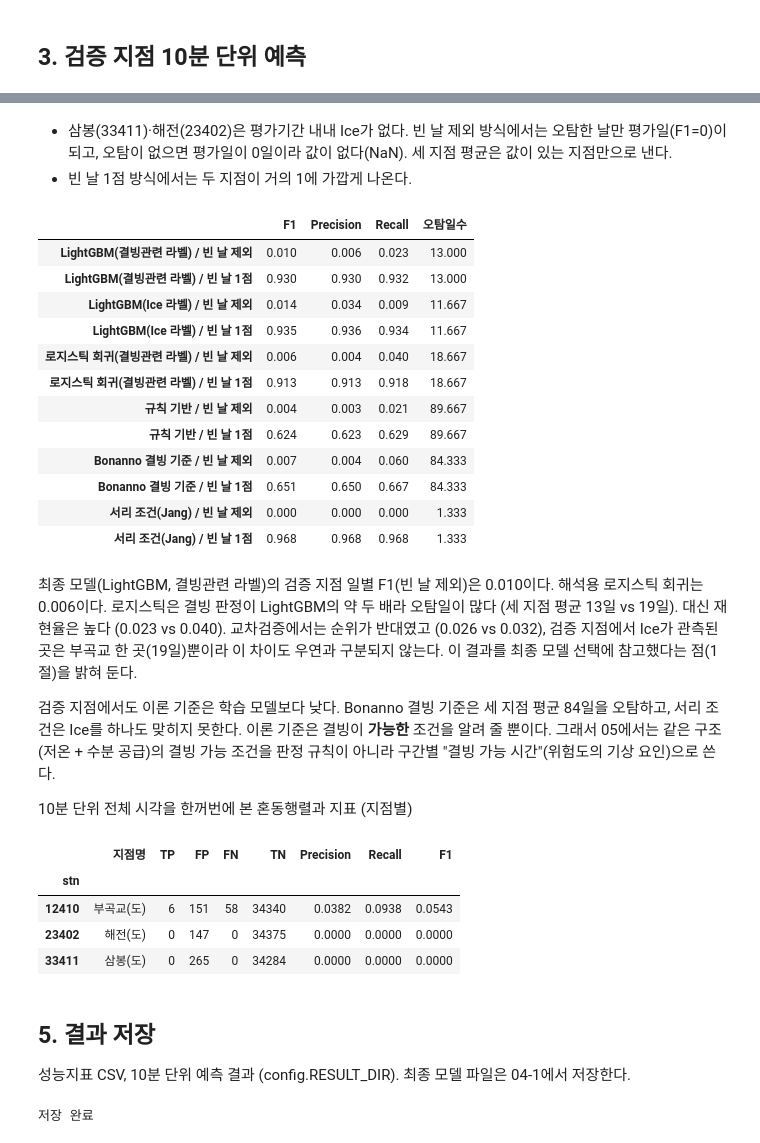
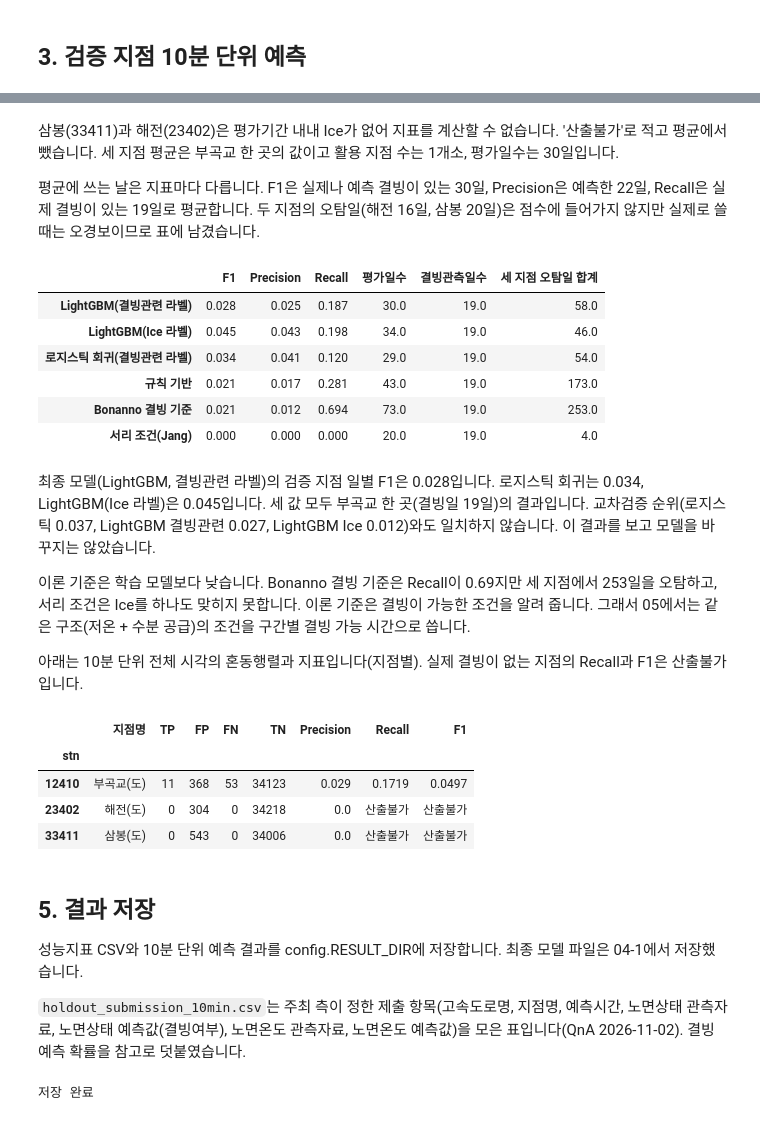
Before and after one commit to haksik-yummy/2026-2_AIcontest, a Jupyter notebook: notebooks/04_icing_classification/04-3_icing_holdout.ipynb, the cells around one changed output, grey strips where cells are left out. Saved outputs shown, nothing was run; the diff lists cells and outputs as text; code cells hidden in the pictures.

```diff
--- a/notebooks/04_icing_classification/04-3_icing_holdout.ipynb
+++ b/notebooks/04_icing_classification/04-3_icing_holdout.ipynb
@@ -71,7 +66,7 @@ def predict_icing(model, df, features=CLS_FEATURES):
 
 
 def rule_based(df):
-    return ((df["rst_est"] <= 0) & (df["rh"] >= 80) & (df["nbr_wet"] >= 0.5)).to_numpy()
+    return ((df["rst_est"] <= 0) & (df["rh"] >= 80) & ((df["rain_hrs12h"] > 0) | (df["snow"] > 0))).to_numpy()
 
 
 def bonanno_rule(df):
@@ -182,15 +204,10 @@ def summarize_holdout(daily, names=None):
 # %%
-def holdout_daily(pred_col, empty_day):
-    df = holdout[["stn", "time"]].assign(y_true=holdout["ice"], y_pred=holdout[pred_col])
-    return daily_icing_scores(df, empty_day)
+def holdout_daily(pred_col):
+    return daily_icing_scores(holdout[["stn", "time"]].assign(y_true=holdout["ice"], y_pred=holdout[pred_col]))
 
 
 names = stations["name"]
-results = {}
-for label, col in [(FINAL, "pred"), *OTHER_COLS.items(), *RULE_COLS.items()]:
-    for empty_day, desc in [("skip", "빈 날 제외"), ("one", "빈 날 1점")]:
-        results[(label, desc)] = summarize_holdout(holdout_daily(col, empty_day), names)
-
-final_skip = results[(FINAL, "빈 날 제외")]
-final_skip.round(3)
+results = {label: summarize_holdout(holdout_daily(col), names)
+           for label, col in [(FINAL, "pred"), *OTHER_COLS.items(), *RULE_COLS.items()]}
+show(results[FINAL])
 # %% [output]
@@ -210,38 +219,27 @@ results[(FINAL, "빈 날 1점")].round(3)
 # %% [markdown]
-- 삼봉(33411)·해전(23402)은 평가기간 내내 Ice가 없다. 빈 날 제외 방식에서는 오탐한 날만 평가일(F1=0)이 되고,
-  오탐이 없으면 평가일이 0일이라 값이 없다(NaN). 세 지점 평균은 값이 있는 지점만으로 낸다.
-- 빈 날 1점 방식에서는 두 지점이 거의 1에 가깝게 나온다.
+삼봉(33411)과 해전(23402)은 평가기간 내내 Ice가 없어 지표를 계산할 수 없습니다. '산출불가'로 적고 평균에서 뺐습니다. 세 지점 평균은 부곡교 한 곳의 값이고 활용 지점 수는 1개소, 평가일수는 30일입니다.
+
+평균에 쓰는 날은 지표마다 다릅니다. F1은 실제나 예측 결빙이 있는 30일, Precision은 예측한 22일, Recall은 실제 결빙이 있는 19일로 평균합니다. 두 지점의 오탐일(해전 16일, 삼봉 20일)은 점수에 들어가지 않지만 실제로 쓸 때는 오경보이므로 표에 남겼습니다.
 # %%
 compare = pd.DataFrame({
-    f"{label} / {desc}": r.loc["지점 평균", ["F1", "Precision", "Recall", "오탐일수"]]
-    for (label, desc), r in results.items()
-}).T
+    label: {**r.loc["지점 평균", SCORES + ["평가일수", "결빙관측일수"]], "세 지점 오탐일 합계": r.drop("지점 평균")["오탐일수"].sum()}
+    for label, r in results.items()
+}).T.astype(float)
 compare.round(3)
 # %% [output]
-|  | F1 | Precision | Recall | 오탐일수 |
-| LightGBM(결빙관련 라벨) / 빈 날 제외 | 0.010 | 0.006 | 0.023 | 13.000 |
-| LightGBM(결빙관련 라벨) / 빈 날 1점 | 0.930 | 0.930 | 0.932 | 13.000 |
-| LightGBM(Ice 라벨) / 빈 날 제외 | 0.014 | 0.034 | 0.009 | 11.667 |
-| LightGBM(Ice 라벨) / 빈 날 1점 | 0.935 | 0.936 | 0.934 | 11.667 |
-| 로지스틱 회귀(결빙관련 라벨) / 빈 날 제외 | 0.006 | 0.004 | 0.040 | 18.667 |
-| 로지스틱 회귀(결빙관련 라벨) / 빈 날 1점 | 0.913 | 0.913 | 0.918 | 18.667 |
-| 규칙 기반 / 빈 날 제외 | 0.004 | 0.003 | 0.021 | 89.667 |
-| 규칙 기반 / 빈 날 1점 | 0.624 | 0.623 | 0.629 | 89.667 |
-| Bonanno 결빙 기준 / 빈 날 제외 | 0.007 | 0.004 | 0.060 | 84.333 |
-| Bonanno 결빙 기준 / 빈 날 1점 | 0.651 | 0.650 | 0.667 | 84.333 |
-| 서리 조건(Jang) / 빈 날 제외 | 0.000 | 0.000 | 0.000 | 1.333 |
-| 서리 조건(Jang) / 빈 날 1점 | 0.968 | 0.968 | 0.968 | 1.333 |
+|  | F1 | Precision | Recall | 평가일수 | 결빙관측일수 | 세 지점 오탐일 합계 |
+| LightGBM(결빙관련 라벨) | 0.028 | 0.025 | 0.187 | 30.0 | 19.0 | 58.0 |
+| LightGBM(Ice 라벨) | 0.045 | 0.043 | 0.198 | 34.0 | 19.0 | 46.0 |
+| 로지스틱 회귀(결빙관련 라벨) | 0.034 | 0.041 | 0.120 | 29.0 | 19.0 | 54.0 |
+| 규칙 기반 | 0.021 | 0.017 | 0.281 | 43.0 | 19.0 | 173.0 |
+| Bonanno 결빙 기준 | 0.021 | 0.012 | 0.694 | 73.0 | 19.0 | 253.0 |
+| 서리 조건(Jang) | 0.000 | 0.000 | 0.000 | 20.0 | 19.0 | 4.0 |
 # %% [markdown]
-최종 모델(LightGBM, 결빙관련 라벨)의 검증 지점 일별 F1(빈 날 제외)은 0.010이다. 해석용 로지스틱 회귀는 0.006이다.
-로지스틱은 결빙 판정이 LightGBM의 약 두 배라 오탐일이 많다 (세 지점 평균 13일 vs 19일). 대신 재현율은 높다 (0.023 vs 0.040).
-교차검증에서는 순위가 반대였고 (0.026 vs 0.032), 검증 지점에서 Ice가 관측된 곳은 부곡교 한 곳(19일)뿐이라
-이 차이도 우연과 구분되지 않는다. 이 결과를 최종 모델 선택에 참고했다는 점(1절)을 밝혀 둔다.
+최종 모델(LightGBM, 결빙관련 라벨)의 검증 지점 일별 F1은 0.028입니다. 로지스틱 회귀는 0.034, LightGBM(Ice 라벨)은 0.045입니다. 세 값 모두 부곡교 한 곳(결빙일 19일)의 결과입니다. 교차검증 순위(로지스틱 0.037, LightGBM 결빙관련 0.027, LightGBM Ice 0.012)와도 일치하지 않습니다. 이 결과를 보고 모델을 바꾸지는 않았습니다.
 
-검증 지점에서도 이론 기준은 학습 모델보다 낮다. Bonanno 결빙 기준은 세 지점 평균 84일을 오탐하고, 서리 조건은 Ice를 하나도 맞히지 못한다.
-이론 기준은 결빙이 **가능한** 조건을 알려 줄 뿐이다. 그래서 05에서는 같은 구조(저온 + 수분 공급)의 결빙 가능 조건을 판정 규칙이 아니라
-구간별 "결빙 가능 시간"(위험도의 기상 요인)으로 쓴다.
+이론 기준은 학습 모델보다 낮습니다. Bonanno 결빙 기준은 Recall이 0.69지만 세 지점에서 253일을 오탐하고, 서리 조건은 Ice를 하나도 맞히지 못합니다. 이론 기준은 결빙이 가능한 조건을 알려 줍니다. 그래서 05에서는 같은 구조(저온 + 수분 공급)의 조건을 구간별 결빙 가능 시간으로 씁니다.
 
-10분 단위 전체 시각을 한꺼번에 본 혼동행렬과 지표 (지점별)
+아래는 10분 단위 전체 시각의 혼동행렬과 지표입니다(지점별). 실제 결빙이 없는 지점의 Recall과 F1은 산출불가입니다.
 # %%
 def tenmin_scores(df, pred_col):
     rows = []
@@ -249,20 +247,23 @@ def tenmin_scores(df, pred_col):
         y, p = g["ice"].astype(int), g[pred_col].astype(int)
         tp, fp, fn = int((y & p).sum()), int(((1 - y) & p).sum()), int((y & (1 - p)).sum())
         rows.append({"stn": stn, "지점명": names[stn], "TP": tp, "FP": fp, "FN": fn, "TN": int(len(g) - tp - fp - fn),
-                     "Precision": tp / (tp + fp) if tp + fp else 0.0, "Recall": tp / (tp + fn) if tp + fn else 0.0,
-                     "F1": 2 * tp / (2 * tp + fp + fn) if 2 * tp + fp + fn else np.nan})
+                     "Precision": tp / (tp + fp) if tp + fp else np.nan, "Recall": tp / (tp + fn) if tp + fn else np.nan,
+                     "F1": 2 * tp / (2 * tp + fp + fn) if tp + fn else np.nan})
     return pd.DataFrame(rows).set_index("stn")
 
 
 tenmin = tenmin_scores(holdout, "pred")
-tenmin.round(4)
+show(tenmin, 4)
 # %% [output]
 |  | 지점명 | TP | FP | FN | TN | Precision | Recall | F1 |
 | stn |  |  |  |  |  |  |  |  |
-| 12410 | 부곡교(도) | 6 | 151 | 58 | 34340 | 0.0382 | 0.0938 | 0.0543 |
-| 23402 | 해전(도) | 0 | 147 | 0 | 34375 | 0.0000 | 0.0000 | 0.0000 |
-| 33411 | 삼봉(도) | 0 | 265 | 0 | 34284 | 0.0000 | 0.0000 | 0.0000 |
+| 12410 | 부곡교(도) | 11 | 368 | 53 | 34123 | 0.029 | 0.1719 | 0.0497 |
+| 23402 | 해전(도) | 0 | 304 | 0 | 34218 | 0.0 | 산출불가 | 산출불가 |
+| 33411 | 삼봉(도) | 0 | 543 | 0 | 34006 | 0.0 | 산출불가 | 산출불가 |
 # %% [markdown]
 ## 5. 결과 저장
-성능지표 CSV, 10분 단위 예측 결과 (config.RESULT_DIR). 최종 모델 파일은 04-1에서 저장한다.
+
+성능지표 CSV와 10분 단위 예측 결과를 config.RESULT_DIR에 저장합니다. 최종 모델 파일은 04-1에서 저장했습니다.
+
+`holdout_submission_10min.csv`는 주최 측이 정한 제출 항목(고속도로명, 지점명, 예측시간, 노면상태 관측자료, 노면상태 예측값(결빙여부), 노면온도 관측자료, 노면온도 예측값)을 모은 표입니다(QnA 2026-11-02). 결빙 예측 확률을 참고로 덧붙였습니다.
 # %%
```
Also changed, not shown: parts of 11 cells of this notebook.
